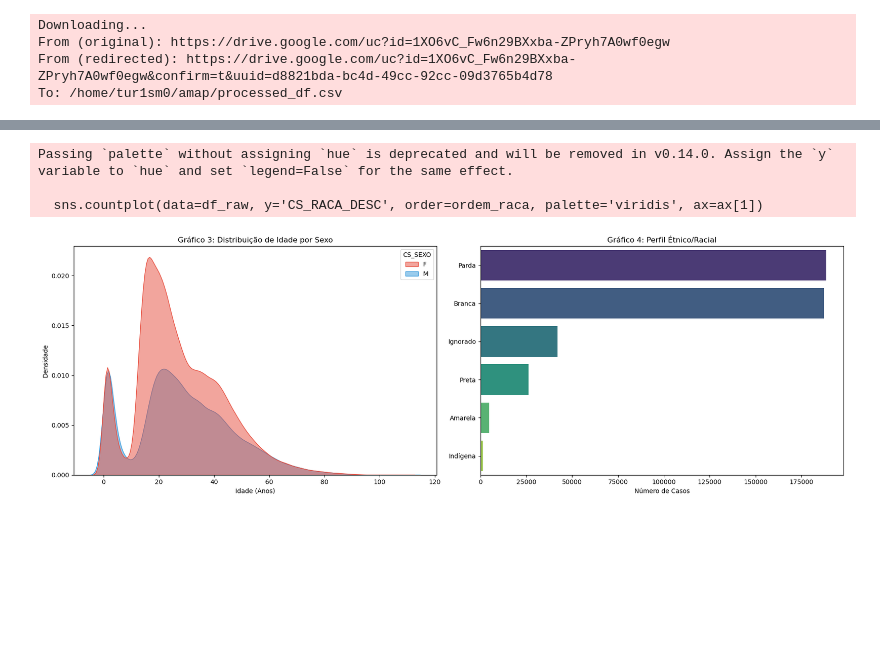
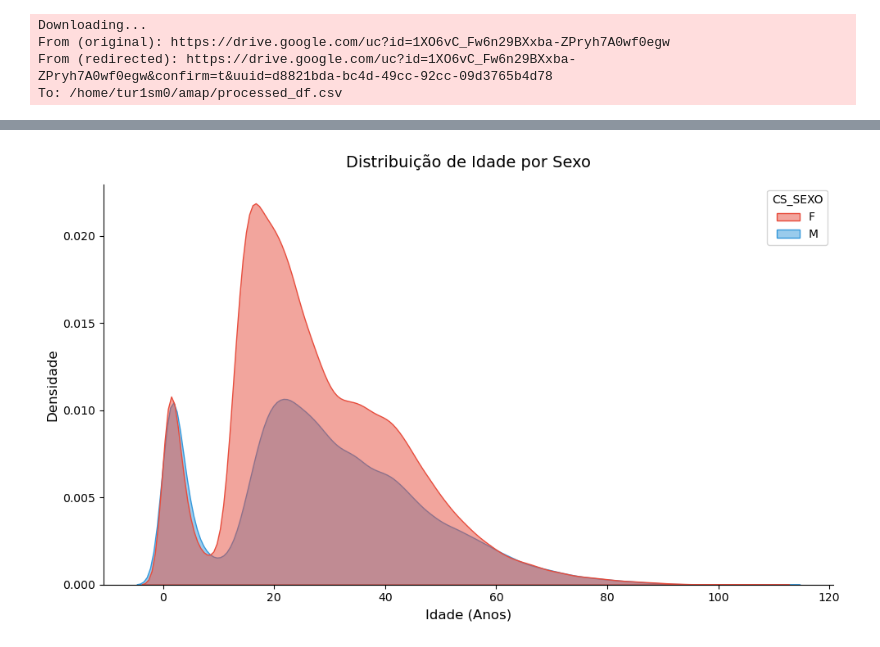
Before and after one commit to DemoreDev/amap, a Jupyter notebook: iexo.ipynb, the cells around one changed output, grey strips where cells are left out. Drawn from its saved outputs; the diff is of its cells as text; code cells hidden in the pictures; blank space fills up the shorter version.

```diff
--- a/iexo.ipynb
+++ b/iexo.ipynb
@@ -462,26 +491,30 @@ Passing `palette` without assigning `hue` is deprecated and will be removed in v
 # %%
-fig, ax = plt.subplots(1, 2, figsize=(18, 6))
+# Filtra apenas os sexos M e F no dataframe limpo
+df_sexo = df[df['CS_SEXO'].isin(['M', 'F'])]
 
-# Gráfico 3 mostra a densidade idade por sexo (ignoraremos o sexo 'I')
-df_sexo = df_raw[df_raw['CS_SEXO'].isin(['M', 'F'])]
-sns.kdeplot(data=df_sexo, x='IDADE_ANOS', hue='CS_SEXO', fill=True, palette={'M': '#3498db', 'F': '#e74c3c'}, alpha=0.5, ax=ax[0])
-ax[0].set_title('Gráfico 3: Distribuição de Idade por Sexo')
-ax[0].set_xlabel('Idade (Anos)')
-ax[0].set_ylabel('Densidade')
+plt.figure(figsize=(10, 6))
 
-# Gráfico 4 mostra Raça/Cor
-ordem_raca = df_raw['CS_RACA_DESC'].value_counts().index
-sns.countplot(data=df_raw, y='CS_RACA_DESC', order=ordem_raca, palette='viridis', ax=ax[1])
-ax[1].set_title('Gráfico 4: Perfil Étnico/Racial')
-ax[1].set_xlabel('Número de Casos')
-ax[1].set_ylabel('')
+# Plotagem da densidade
+sns.kdeplot(
+    data=df_sexo,
+    x='IDADE_ANOS',
+    hue='CS_SEXO',
+    fill=True,
+    palette={'M': '#3498db', 'F': '#e74c3c'},
+    alpha=0.5
+)
 
+# Estética e rótulos
+plt.title('Distribuição de Idade por Sexo', fontsize=14, pad=15)
+plt.xlabel('Idade (Anos)', fontsize=12)
+plt.ylabel('Densidade', fontsize=12)
+
+sns.despine()
 plt.tight_layout()
-plt.savefig('Grafico3E4.png', dpi=300, bbox_inches='tight')
+
+# Salvando a imagem individual
+#plt.savefig('distribuicao_idade_sexo.png', dpi=300, bbox_inches='tight')
 
 plt.show()
 # %% [output]
-Passing `palette` without assigning `hue` is deprecated and will be removed in v0.14.0. Assign the `y` variable to `hue` and set `legend=False` for the same effect.
-
-  sns.countplot(data=df_raw, y='CS_RACA_DESC', order=ordem_raca, palette='viridis', ax=ax[1])
-[figure, old version]
+[figure, new version]
```
Also changed, not shown: parts of 26 cells of this notebook, 1 other file.
